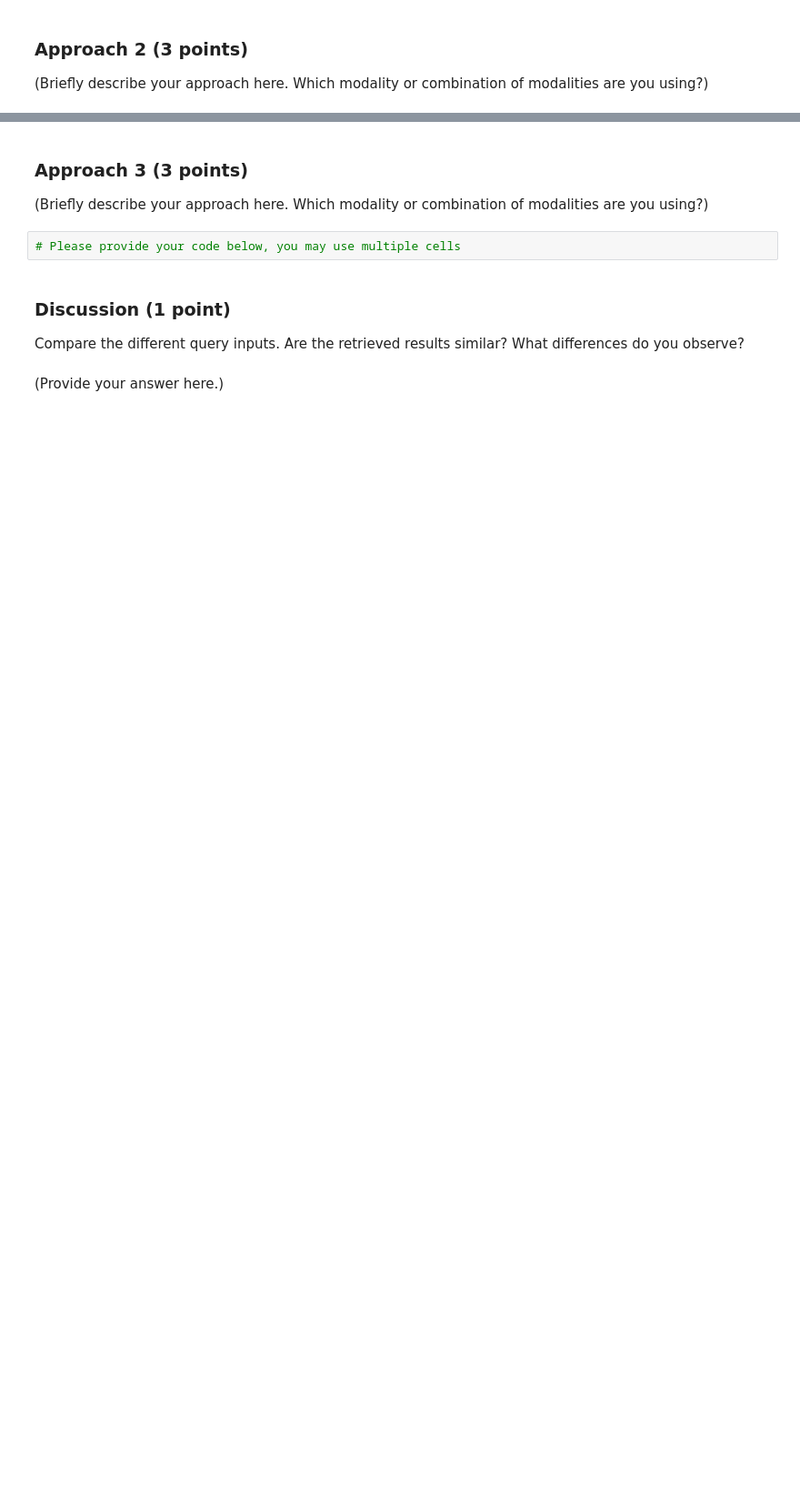
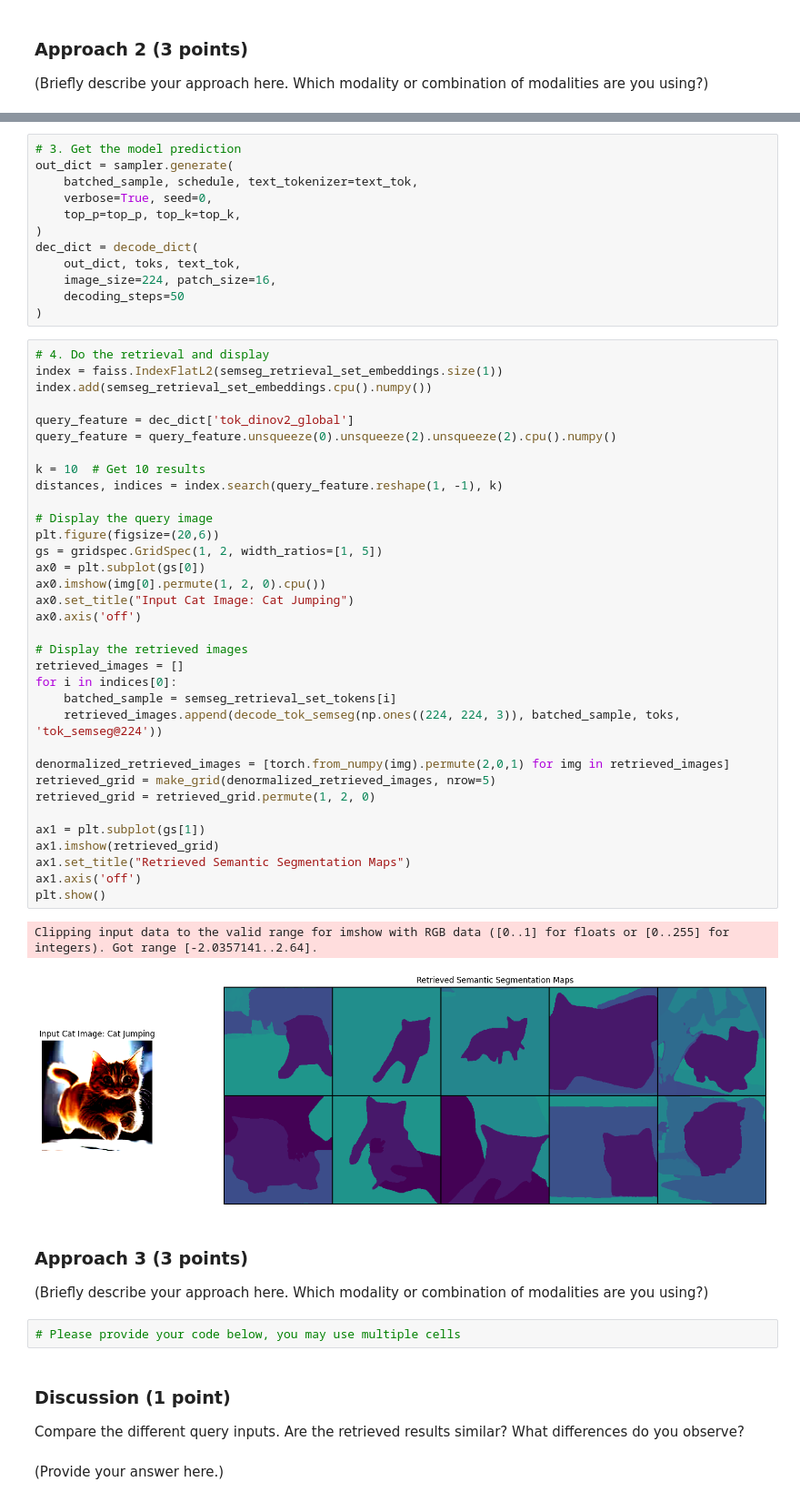
Before and after one commit to Rcc999/4m-model-com304, a Jupyter notebook: 4M_Tutorial/Part_02_4M_retrieval.ipynb, the cells around one changed output, grey strips where cells are left out. Shown at 91% size. Saved outputs shown, nothing was run; the diff lists cells and outputs as text; blank space fills up the shorter version.

```diff
--- a/4M_Tutorial/Part_02_4M_retrieval.ipynb
+++ b/4M_Tutorial/Part_02_4M_retrieval.ipynb
@@ -524,3 +595,52 @@ plt.show()
+# %%
+# 3. Get the model prediction
+out_dict = sampler.generate(
+    batched_sample, schedule, text_tokenizer=text_tok,
+    verbose=True, seed=0,
+    top_p=top_p, top_k=top_k,
+)
+dec_dict = decode_dict(
+    out_dict, toks, text_tok,
+    image_size=224, patch_size=16,
+    decoding_steps=50
+)
+# %%
+# 4. Do the retrieval and display
+index = faiss.IndexFlatL2(semseg_retrieval_set_embeddings.size(1))
+index.add(semseg_retrieval_set_embeddings.cpu().numpy())
+
+query_feature = dec_dict['tok_dinov2_global']
+query_feature = query_feature.unsqueeze(0).unsqueeze(2).unsqueeze(2).cpu().numpy()
+
+k = 10  # Get 10 results
+distances, indices = index.search(query_feature.reshape(1, -1), k)
+
+# Display the query image
+plt.figure(figsize=(20,6))
+gs = gridspec.GridSpec(1, 2, width_ratios=[1, 5])
+ax0 = plt.subplot(gs[0])
+ax0.imshow(img[0].permute(1, 2, 0).cpu())
+ax0.set_title("Input Cat Image: Cat Jumping")
+ax0.axis('off')
+
+# Display the retrieved images
+retrieved_images = []
+for i in indices[0]:
+    batched_sample = semseg_retrieval_set_tokens[i]
+    retrieved_images.append(decode_tok_semseg(np.ones((224, 224, 3)), batched_sample, toks, 'tok_semseg@224'))
+
+denormalized_retrieved_images = [torch.from_numpy(img).permute(2,0,1) for img in retrieved_images]
+retrieved_grid = make_grid(denormalized_retrieved_images, nrow=5)
+retrieved_grid = retrieved_grid.permute(1, 2, 0)
+
+ax1 = plt.subplot(gs[1])
+ax1.imshow(retrieved_grid)
+ax1.set_title("Retrieved Semantic Segmentation Maps")
+ax1.axis('off')
+plt.show()
+# %% [output]
+Clipping input data to the valid range for imshow with RGB data ([0..1] for floats or [0..255] for integers). Got range [-2.0357141..2.64].
+[figure, added]
 # %% [markdown]
 ### Approach 3 (3 points)
 (Briefly describe your approach here. Which modality or combination of modalities are you using?)
```
Also changed, not shown: parts of 6 cells of this notebook.
